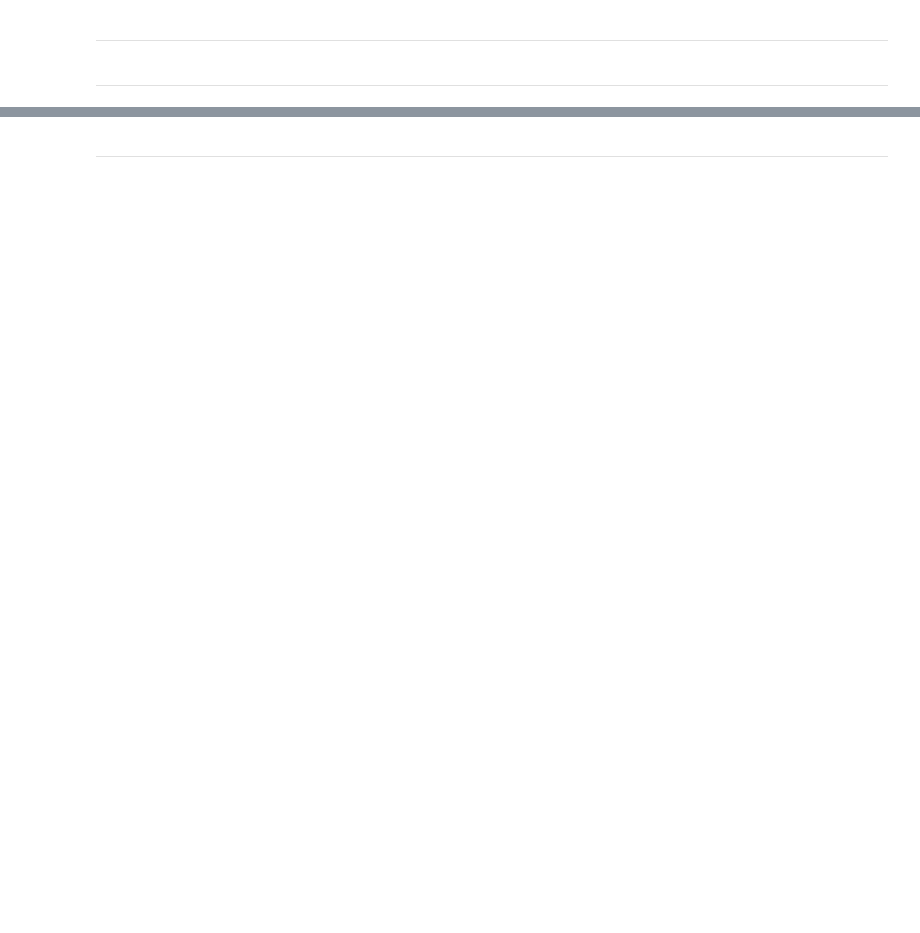
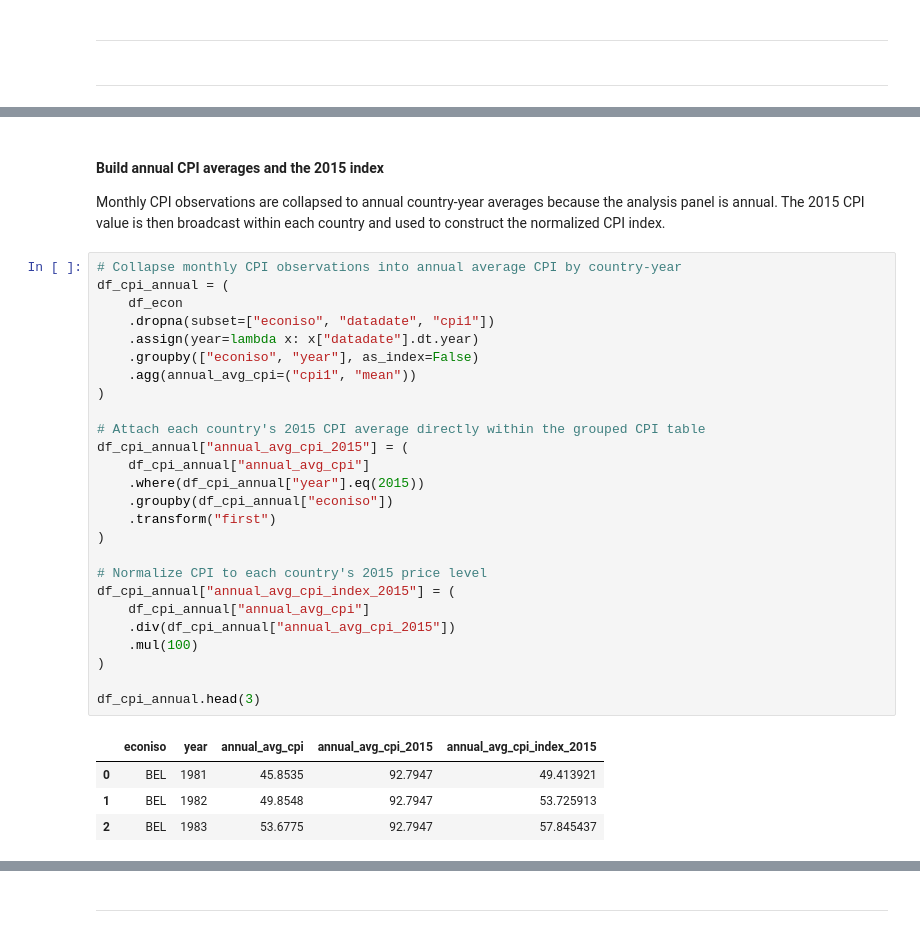
Before and after one commit to rizkyakbar-tud/DAI, a Jupyter notebook: mission/proposals_st26/mission_proposal_Akbar-Zduńczyk copy.ipynb, the cells around one changed output, grey strips where cells are left out. Saved outputs shown, nothing was run; the diff lists cells and outputs as text; blank space fills up the shorter version.

```diff
--- a/mission/proposals_st26/mission_proposal_Akbar-Zduńczyk copy.ipynb
+++ b/mission/proposals_st26/mission_proposal_Akbar-Zduńczyk copy.ipynb
@@ -2403,0 +2302,35 @@ df_panel_final.head()
+# %% [markdown]
+#### Build annual CPI averages and the 2015 index
+
+Monthly CPI observations are collapsed to annual country-year averages because the analysis panel is annual. The 2015 CPI value is then broadcast within each country and used to construct the normalized CPI index.
+# %%
+# Collapse monthly CPI observations into annual average CPI by country-year
+df_cpi_annual = (
+    df_econ
+    .dropna(subset=["econiso", "datadate", "cpi1"])
+    .assign(year=lambda x: x["datadate"].dt.year)
+    .groupby(["econiso", "year"], as_index=False)
+    .agg(annual_avg_cpi=("cpi1", "mean"))
+)
+
+# Attach each country's 2015 CPI average directly within the grouped CPI table
+df_cpi_annual["annual_avg_cpi_2015"] = (
+    df_cpi_annual["annual_avg_cpi"]
+    .where(df_cpi_annual["year"].eq(2015))
+    .groupby(df_cpi_annual["econiso"])
+    .transform("first")
+)
+
+# Normalize CPI to each country's 2015 price level
+df_cpi_annual["annual_avg_cpi_index_2015"] = (
+    df_cpi_annual["annual_avg_cpi"]
+    .div(df_cpi_annual["annual_avg_cpi_2015"])
+    .mul(100)
+)
+
+df_cpi_annual.head(3)
+# %% [output]
+|  | econiso | year | annual_avg_cpi | annual_avg_cpi_2015 | annual_avg_cpi_index_2015 |
+| 0 | BEL | 1981 | 45.8535 | 92.7947 | 49.413921 |
+| 1 | BEL | 1982 | 49.8548 | 92.7947 | 53.725913 |
+| 2 | BEL | 1983 | 53.6775 | 92.7947 | 57.845437 |
```
Also changed, not shown: parts of 26 cells of this notebook.
